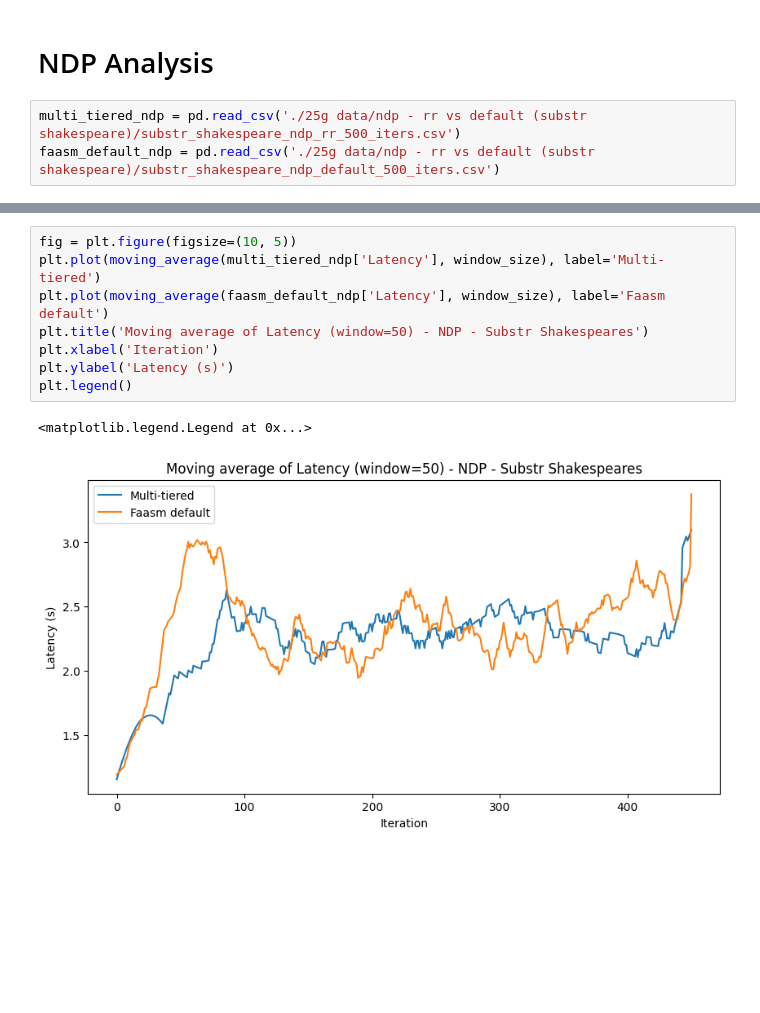
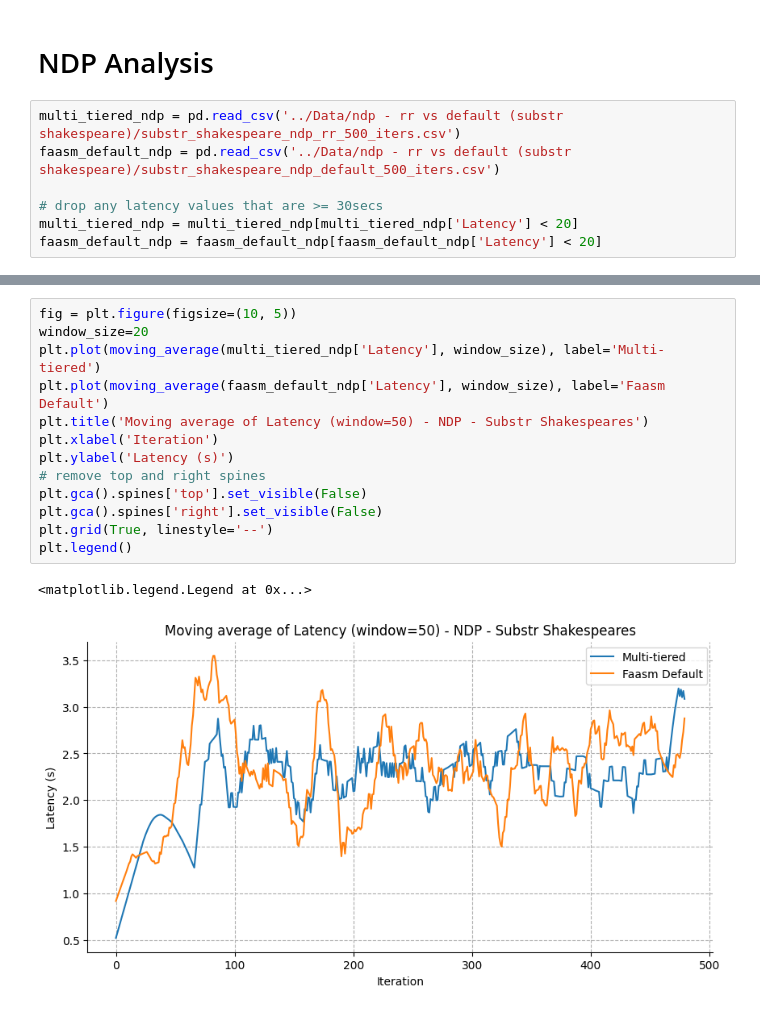
Before and after one commit to DonaldJennings/auto-ndp-experiments, a Jupyter notebook: src/substring_sliding_window.ipynb, the cells around one changed output, grey strips where cells are left out. Cells and saved outputs as stored; diff of their text form; blank space fills up the shorter version.

```diff
--- a/src/substring_sliding_window.ipynb
+++ b/src/substring_sliding_window.ipynb
@@ -167,8 +170,12 @@ Faasm default no ndp latency variance:  0.007703840206139465
 # %% [markdown]
 # NDP Analysis
 # %%
-multi_tiered_ndp = pd.read_csv('./25g data/ndp - rr vs default (substr shakespeare)/substr_shakespeare_ndp_rr_500_iters.csv')
-faasm_default_ndp = pd.read_csv('./25g data/ndp - rr vs default (substr shakespeare)/substr_shakespeare_ndp_default_500_iters.csv')
+multi_tiered_ndp = pd.read_csv('../Data/ndp - rr vs default (substr shakespeare)/substr_shakespeare_ndp_rr_500_iters.csv')
+faasm_default_ndp = pd.read_csv('../Data/ndp - rr vs default (substr shakespeare)/substr_shakespeare_ndp_default_500_iters.csv')
+
+# drop any latency values that are >= 30secs
+multi_tiered_ndp = multi_tiered_ndp[multi_tiered_ndp['Latency'] < 20]
+faasm_default_ndp = faasm_default_ndp[faasm_default_ndp['Latency'] < 20]
 # %%
 # Plot histogram of Latency
 fig, ax = plt.subplots(1, 2, figsize=(15, 5))
@@ -242,14 +267,19 @@ plt.show()
 # %%
 fig = plt.figure(figsize=(10, 5))
+window_size=20
 plt.plot(moving_average(multi_tiered_ndp['Latency'], window_size), label='Multi-tiered')
-plt.plot(moving_average(faasm_default_ndp['Latency'], window_size), label='Faasm default')
+plt.plot(moving_average(faasm_default_ndp['Latency'], window_size), label='Faasm Default')
 plt.title('Moving average of Latency (window=50) - NDP - Substr Shakespeares')
 plt.xlabel('Iteration')
 plt.ylabel('Latency (s)')
+# remove top and right spines
+plt.gca().spines['top'].set_visible(False)
+plt.gca().spines['right'].set_visible(False)
+plt.grid(True, linestyle='--')
 plt.legend()
 # %% [output]
 <matplotlib.legend.Legend at 0x...>
-[figure, old version]
+[figure, new version]
 # %%
 # Statistical analysis
 multi_tiered_ndp_mean_latency = multi_tiered_ndp['Latency'].median()
```
Also changed, not shown: parts of 9 cells of this notebook, 9 other files.
